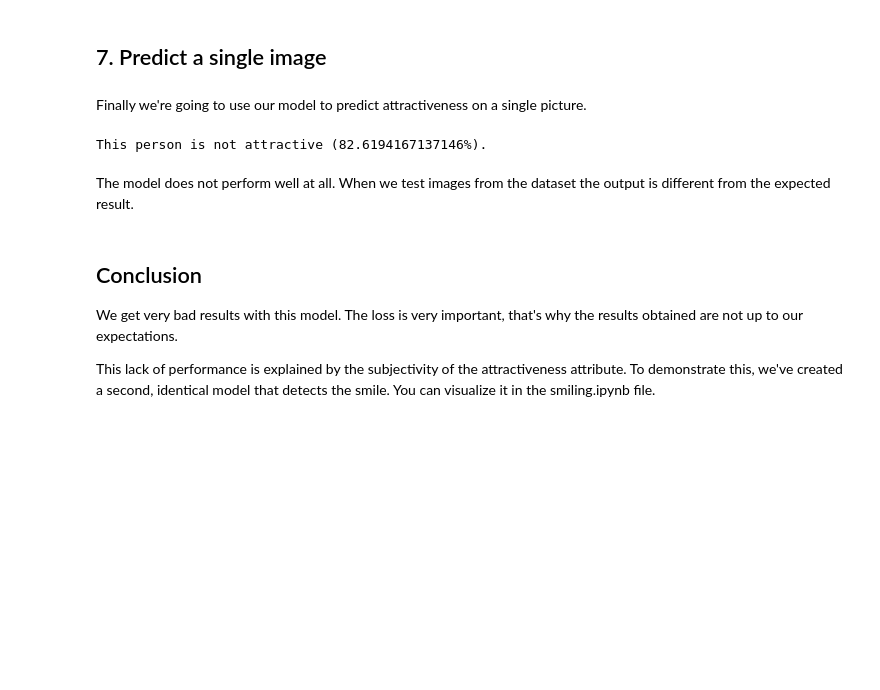
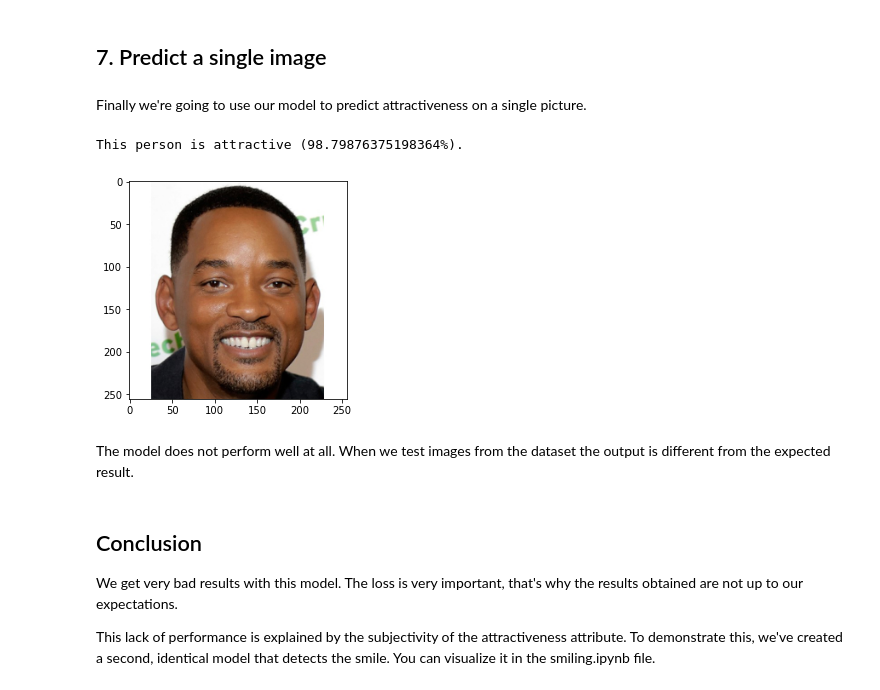
Before and after one commit to waraness99/cnn-using-celeba-dataset, a Jupyter notebook: model/attractiveness.ipynb, the cells around one changed output. Cells and saved outputs as stored; diff of their text form; code cells hidden in the pictures; blank space fills up the shorter version.

```diff
--- a/model/attractiveness.ipynb
+++ b/model/attractiveness.ipynb
@@ -13,6 +13,7 @@ MAIN_PATH = 'input/celeba_dataset/'
 DATA_PATH = MAIN_PATH + 'img_align_celeba/img_align_celeba/'
 ATTRIBUTE_PATH = MAIN_PATH + 'list_attr_celeba.csv'
 EXAMPLE_PIC = DATA_PATH + '000001.jpg'
+TEST_PIC_PATH = './test_pic/'
 # %% [markdown]
 ## 2. Import and explore dataset
 
@@ -287,11 +225,20 @@ def classify(imagePath):
       prediction = 'not attractive'
       probability = 1 - result[0][0]
   print("This person is " + prediction + " (" + str(probability * 100) + "%).")
-# %%
-imageToClassify = DATA_PATH + "000006.jpg"
-classify(imageToClassify)
-# %% [output]
-This person is not attractive (82.6194167137146%).
+# %%
+from keras.preprocessing.image import load_img
+
+def showImage(imagePath):
+  img = load_img(imagePath)
+  plt.imshow(img)
+  plt.show()
+# %%
+imageToClassify = TEST_PIC_PATH + "2.jpg" # Can test from 0 to 3
+classify(imageToClassify)
+showImage(imageToClassify)
+# %% [output]
+This person is attractive (98.79876375198364%).
+[figure, added]
 # %% [markdown]
 The model does not perform well at all. When we test images from the dataset the output is different from the expected result.
 # %% [markdown]
```
Also changed, not shown: parts of 11 cells of this notebook, 8 other files.
